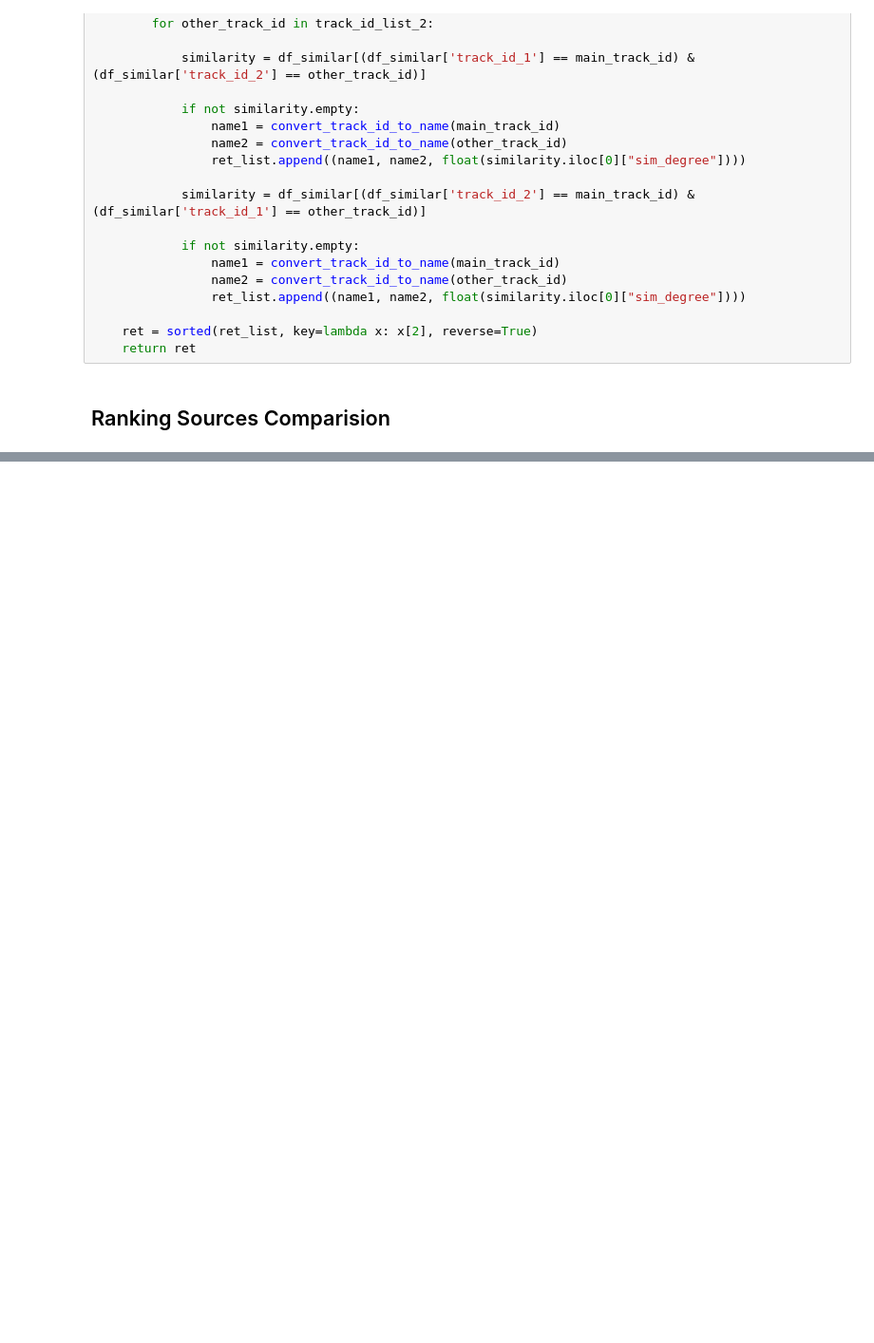
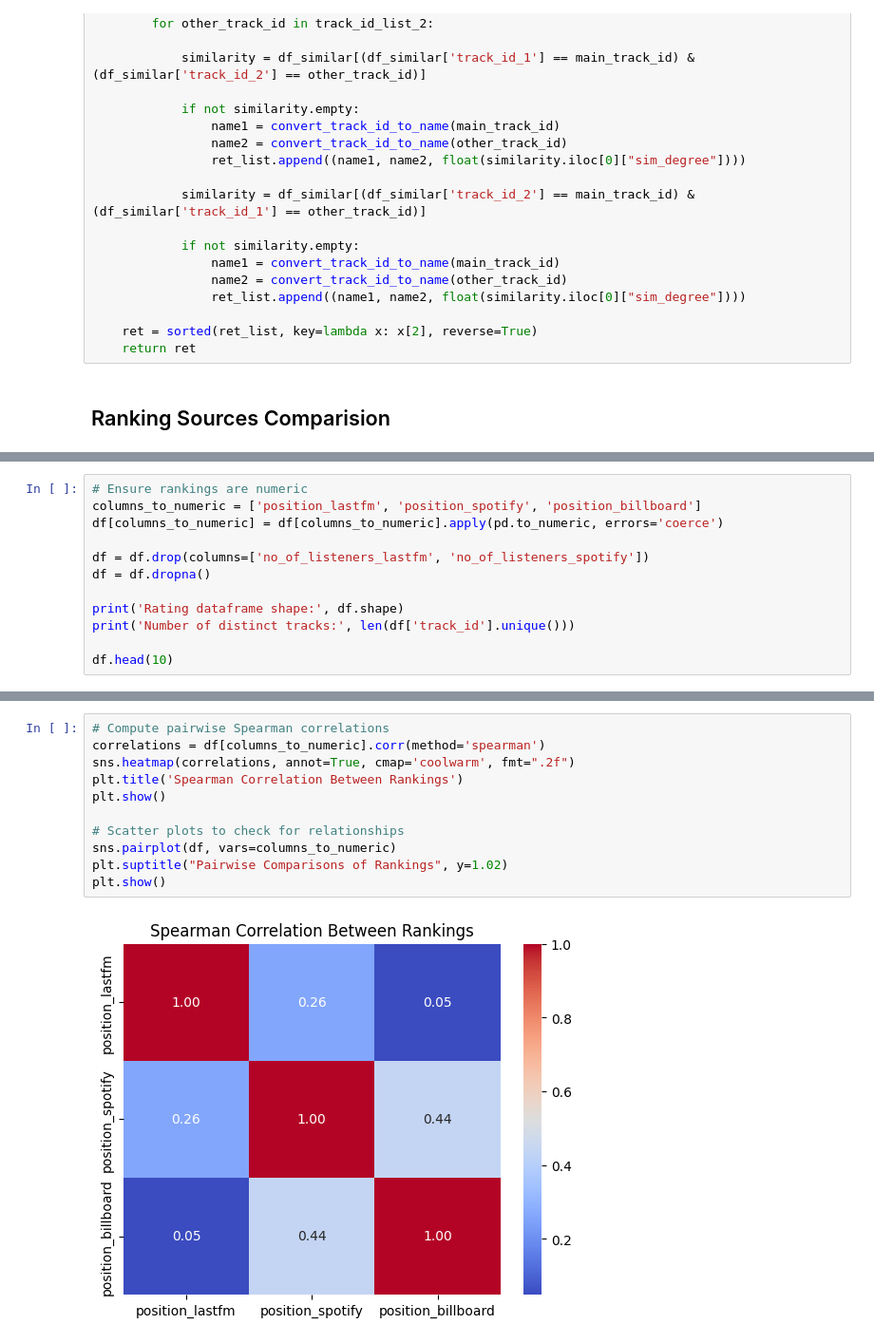
Before and after one commit to m21ark/s_music, a Jupyter notebook: task_1.ipynb, the cells around one changed output, grey strips where cells are left out. Shown at 95% size. Saved outputs shown, nothing was run; the diff lists cells and outputs as text; blank space fills up the shorter version.

```diff
--- a/task_1.ipynb
+++ b/task_1.ipynb
@@ -98,0 +117,12 @@ df_rating.head(10)
+# %%
+# Ensure rankings are numeric
+columns_to_numeric = ['position_lastfm', 'position_spotify', 'position_billboard']
+df[columns_to_numeric] = df[columns_to_numeric].apply(pd.to_numeric, errors='coerce')
+
+df = df.drop(columns=['no_of_listeners_lastfm', 'no_of_listeners_spotify'])
+df = df.dropna()
+
+print('Rating dataframe shape:', df.shape)
+print('Number of distinct tracks:', len(df['track_id'].unique()))
+
+df.head(10)
@@ -98,0 +143,13 @@ df_rating.head(10)
+# %%
+# Compute pairwise Spearman correlations
+correlations = df[columns_to_numeric].corr(method='spearman')
+sns.heatmap(correlations, annot=True, cmap='coolwarm', fmt=".2f")
+plt.title('Spearman Correlation Between Rankings')
+plt.show()
+
+# Scatter plots to check for relationships
+sns.pairplot(df, vars=columns_to_numeric)
+plt.suptitle("Pairwise Comparisons of Rankings", y=1.02)
+plt.show()
+# %% [output]
+[figure, added]
```
Also changed, not shown: parts of 7 cells of this notebook, 1 other file.
